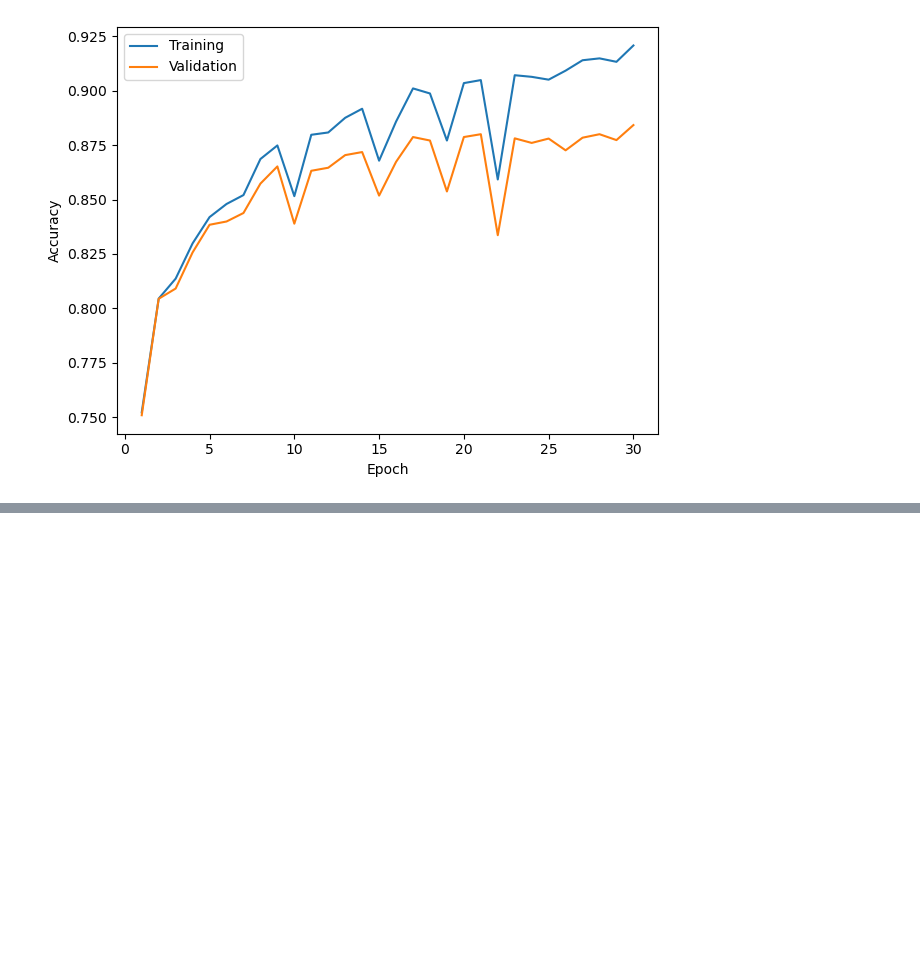
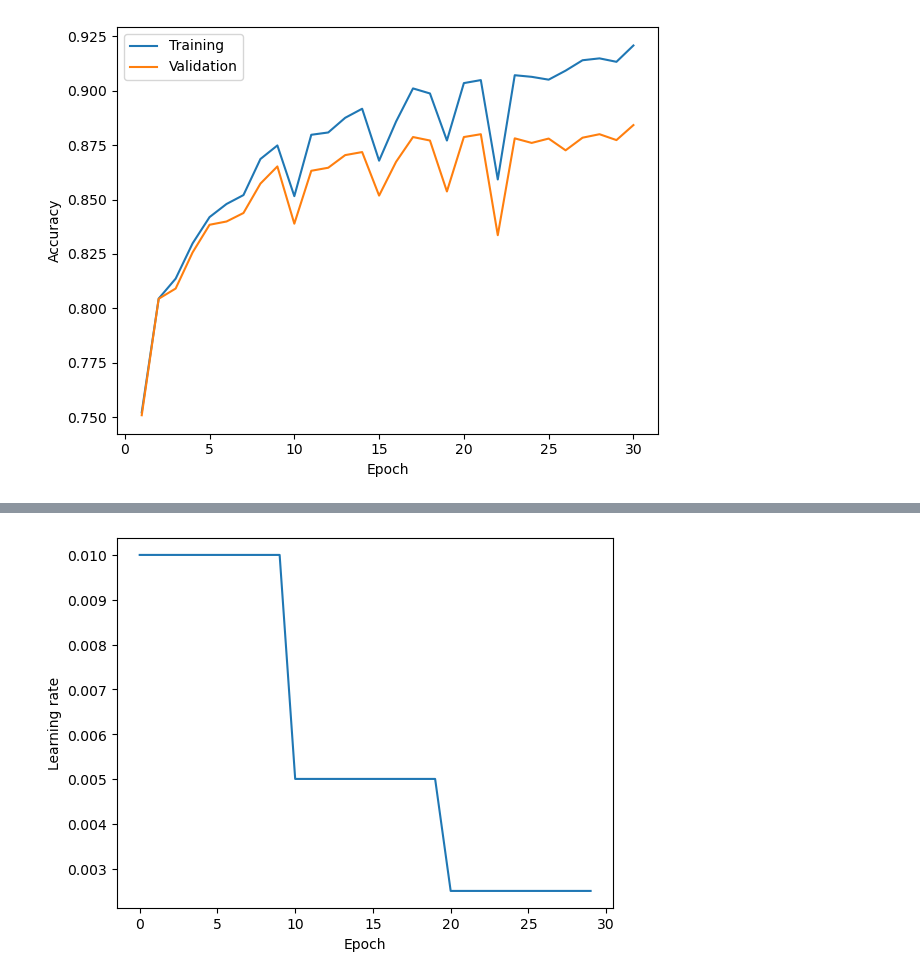
Before and after one commit to AlimTleuliyev/dl-course, a Jupyter notebook: unit04-multilayer-nns/excercises/exercise_2_fashion-mnist.ipynb, the cells around one changed output, grey strips where cells are left out. Drawn from its saved outputs; the diff is of its cells as text; code cells hidden in the pictures; blank space fills up the shorter version.

```diff
--- a/unit04-multilayer-nns/excercises/exercise_2_fashion-mnist.ipynb
+++ b/unit04-multilayer-nns/excercises/exercise_2_fashion-mnist.ipynb
@@ -307,0 +457,4 @@ plot_accuracy(train_acc_list=train_acc_list, valid_acc_list=val_acc_list)
+# %%
+pytorch_model = PyTorchMLP(num_features=784, num_classes=10)
+lightning_model = LightningModel(pytorch_model, learning_rate=0.01)
+dm = FashionMNISTDataModule(path='data/fashion', batch_size=64)
@@ -307,0 +538,22 @@ plot_accuracy(train_acc_list=train_acc_list, valid_acc_list=val_acc_list)
+# %%
+import matplotlib.pyplot as plt
+opt = torch.optim.SGD(pytorch_model.parameters(), lr=0.01)
+sch = torch.optim.lr_scheduler.StepLR(opt, step_size=10, gamma=0.5)
+
+
+lrs = []
+max_epochs = 30
+
+for epoch in range(max_epochs):
+    opt.step()
+    lrs.append(opt.param_groups[0]["lr"])
+    sch.step()
+
+plt.plot(range(max_epochs), lrs)
+plt.xlabel('Epoch')
+plt.ylabel('Learning rate')
+
+#plt.savefig('steps.pdf')
+plt.show()
+# %% [output]
+[figure, added]
```
Also changed, not shown: parts of 14 cells of this notebook, 22 other files.
